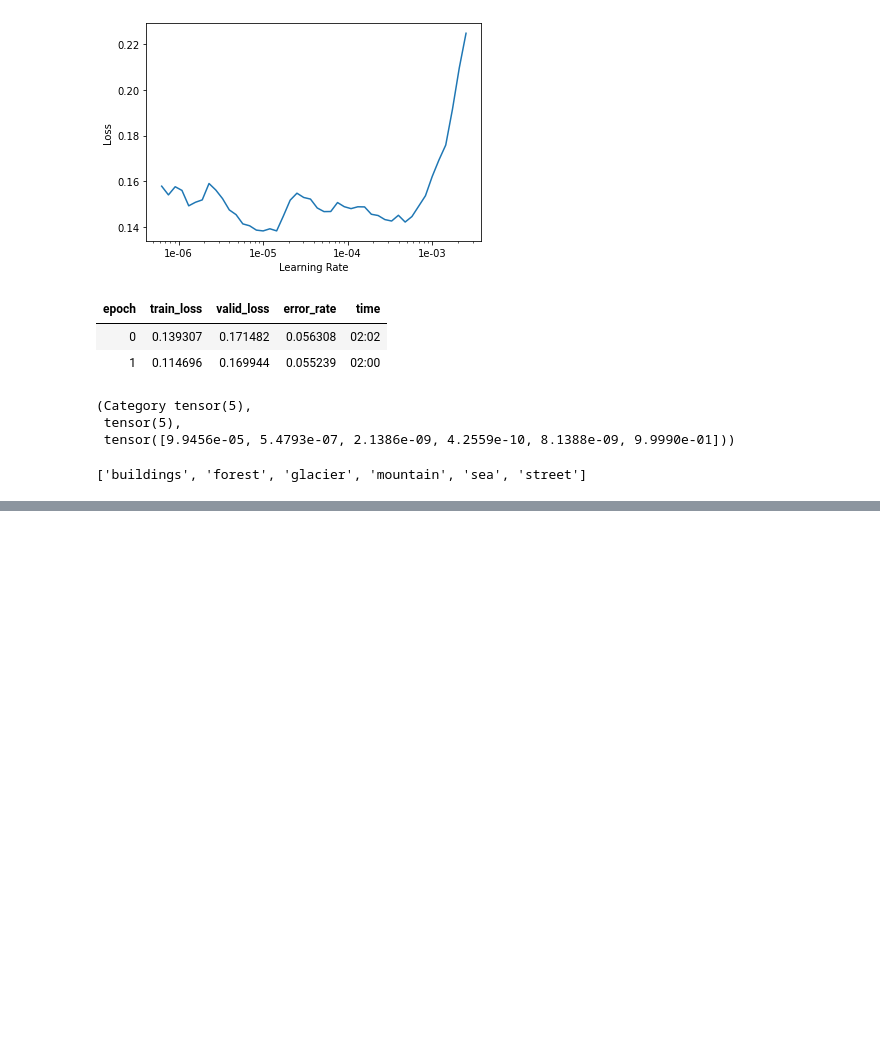
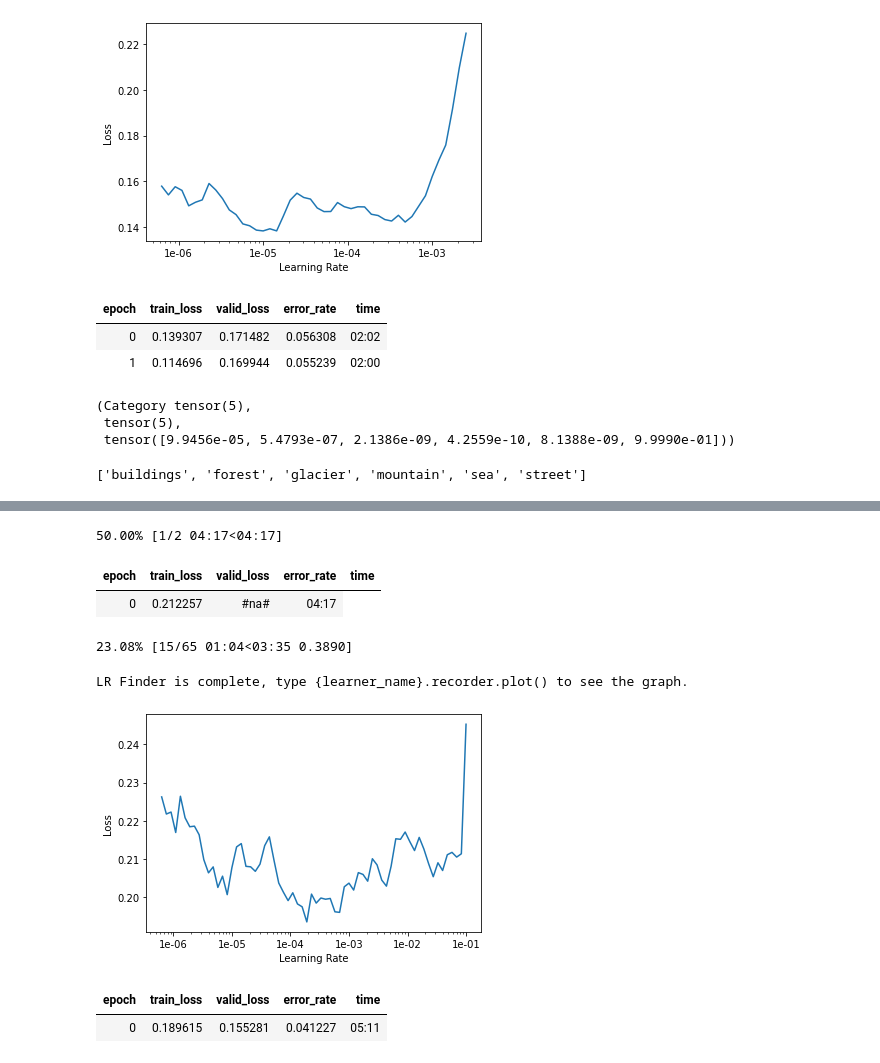
Before and after one commit to chriswebb31/FastAI, a Jupyter notebook: Lesson1.ipynb, the cells around one changed output, grey strips where cells are left out. Cells and saved outputs as stored; diff of their text form; code cells hidden in the pictures; blank space fills up the shorter version.

```diff
--- a/Lesson1.ipynb
+++ b/Lesson1.ipynb
@@ -383,0 +446,2 @@ learn.data.classes
+# %%
+learn = create_cnn(data, models.resnet34, metrics=error_rate)
@@ -383,0 +456,15 @@ learn.data.classes
+# %%
+learn.lr_find()
+learn.recorder.plot()
+# %% [output]
+50.00% [1/2 04:17<04:17]
+| epoch | train_loss | valid_loss | error_rate | time |
+| 0 | 0.212257 | #na# | 04:17 |
+23.08% [15/65 01:04<03:35 0.3890]
+LR Finder is complete, type {learner_name}.recorder.plot() to see the graph.
+[figure, added]
+# %%
+learn.fit_one_cycle(1, max_lr=slice(1e-4, 1e-3))
+# %% [output]
+| epoch | train_loss | valid_loss | error_rate | time |
+| 0 | 0.189615 | 0.155281 | 0.041227 | 05:11 |
```
Also changed, not shown: parts of 16 cells of this notebook.
